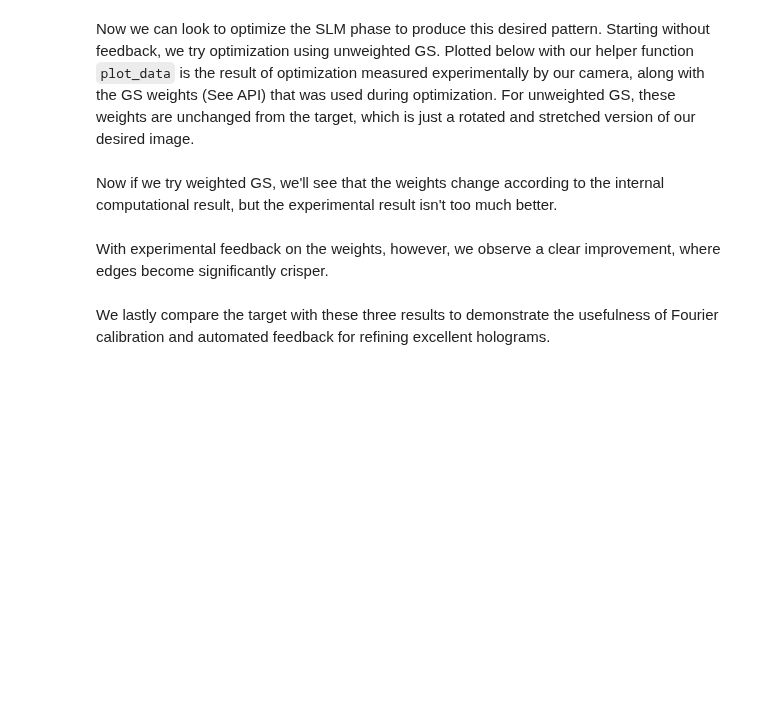
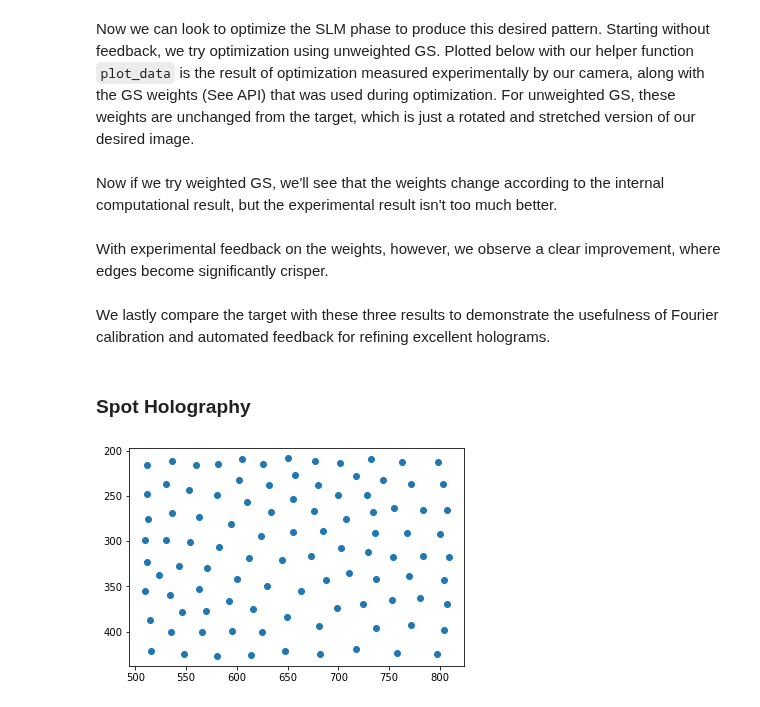
Before and after one commit to slmsuite/slmsuite-examples, a Jupyter notebook: examples/pictoral_holography_v2.ipynb, the cells around one changed output. Saved outputs shown, nothing was run; the diff lists cells and outputs as text; code cells hidden in the pictures; blank space fills up the shorter version.

Commit message:
Spot Holography, etc.

```diff
--- a/examples/pictoral_holography_v2.ipynb
+++ b/examples/pictoral_holography_v2.ipynb
@@ -231,3 +231,13 @@ for x, key in enumerate(final_images.keys()):
     axs[x].set_title(key)
     axs[x].xaxis.set_visible(False)
     axs[x].yaxis.set_visible(False)
+# %% [markdown]
+### Spot Holography
+# %%
+spots = toolbox.lloyds_points(grid=(240, 320), n_points=100, iterations=25); spots[0, :] += 500; spots[1, :] += 200
+# %%
+plt.scatter(spots[0, :], spots[1, :])
+plt.gca().set_ylim(np.flip(plt.gca().get_ylim()))
+plt.show()
+# %% [output]
+[figure, added]
```
Also changed, not shown: parts of 3 cells of this notebook, 2 other files.
